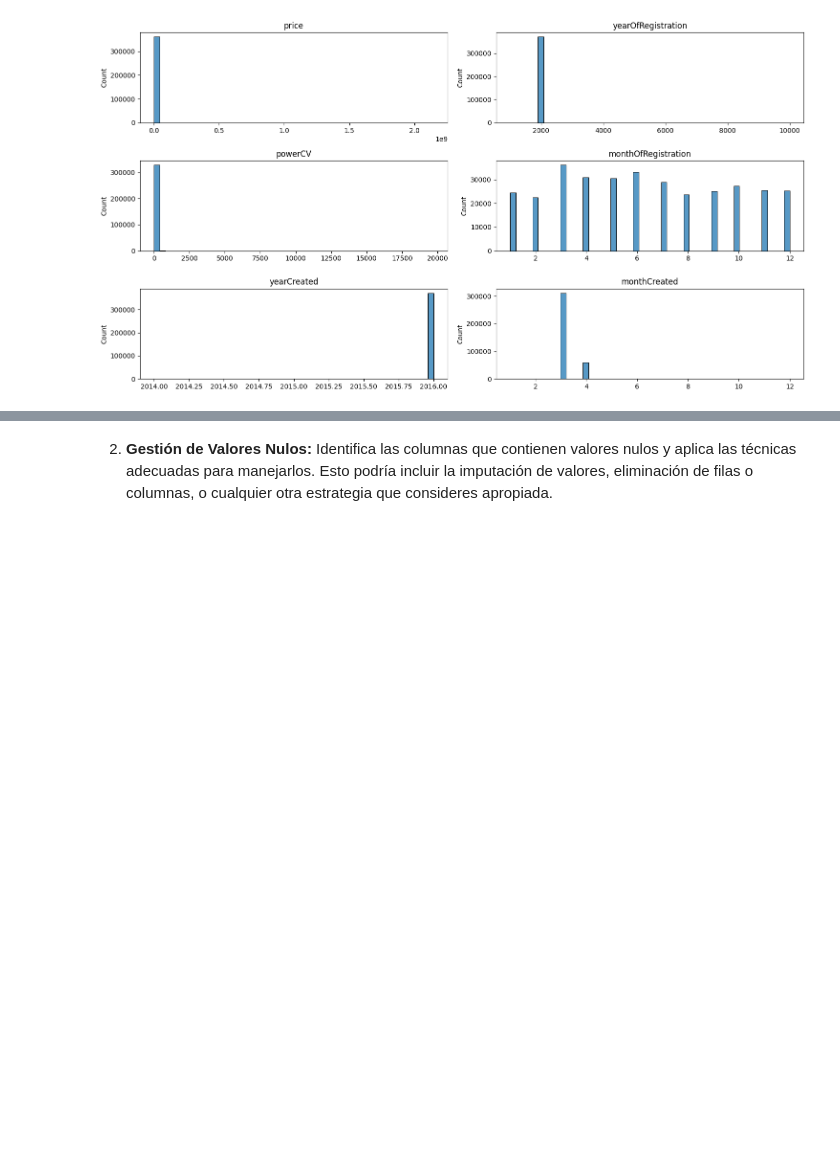
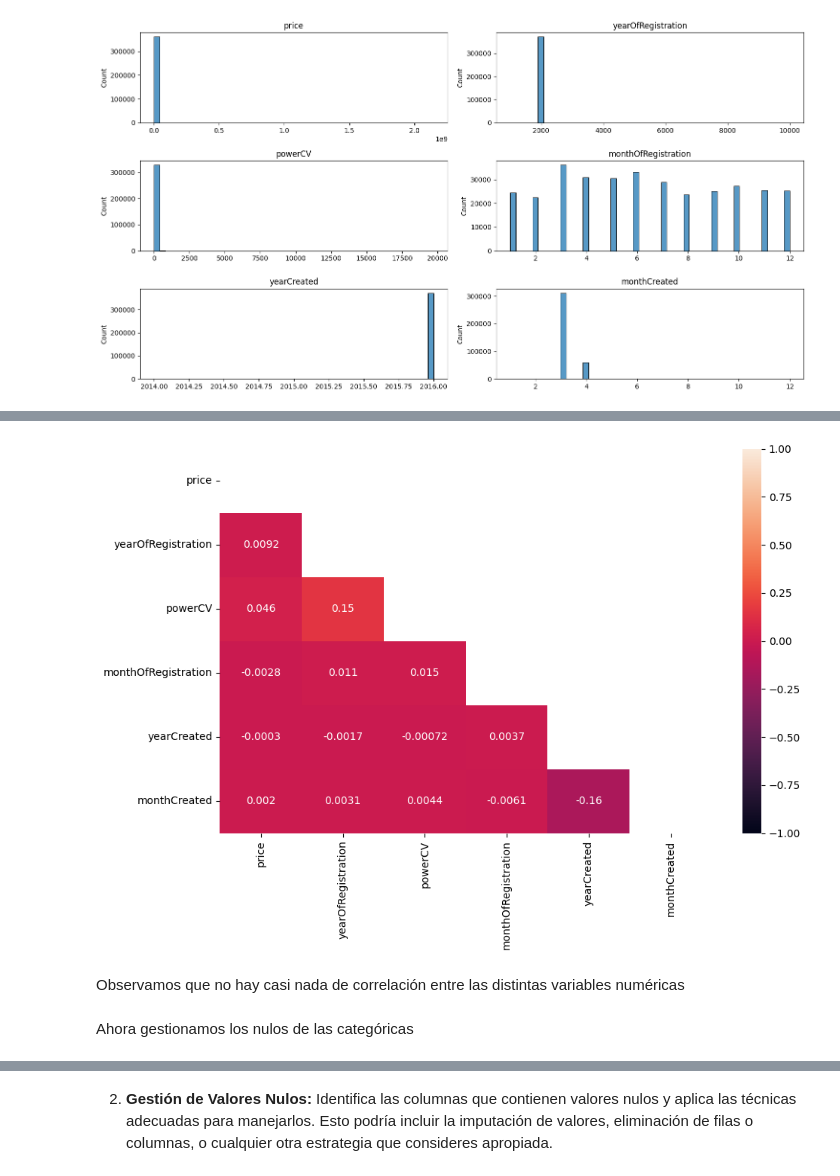
Before and after one commit to jgilsu11/laboratorio-modulo7-leccion01-eda-nulos, a Jupyter notebook: laboratorio-modulo7-leccion01-eda-nulos.ipynb, the cells around one changed output, grey strips where cells are left out. Drawn from its saved outputs; the diff is of its cells as text; code cells hidden in the pictures; blank space fills up the shorter version.

```diff
--- a/laboratorio-modulo7-leccion01-eda-nulos.ipynb
+++ b/laboratorio-modulo7-leccion01-eda-nulos.ipynb
@@ -314,0 +342,8 @@ f.plot_categoricas(df_copia, (15,8))
+# %%
+f.matriz_correlacion(df_autos)
+# %% [output]
+[figure, added]
+# %% [markdown]
+Observamos que no hay casi nada de correlación entre las distintas variables numéricas
+# %% [markdown]
+Ahora gestionamos los nulos de las categóricas
```
Also changed, not shown: parts of 37 cells of this notebook.
